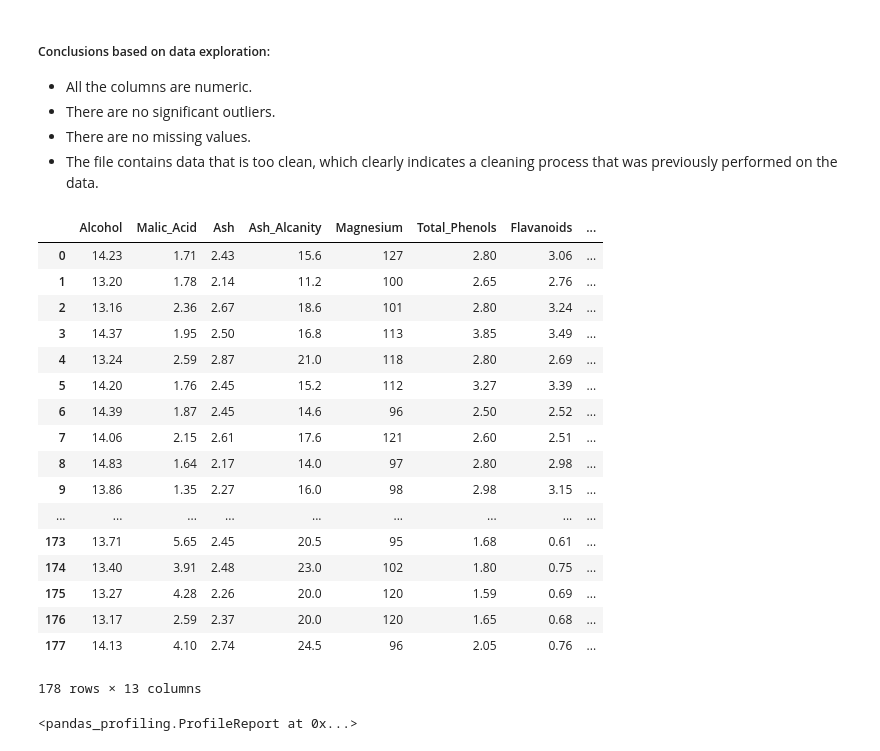
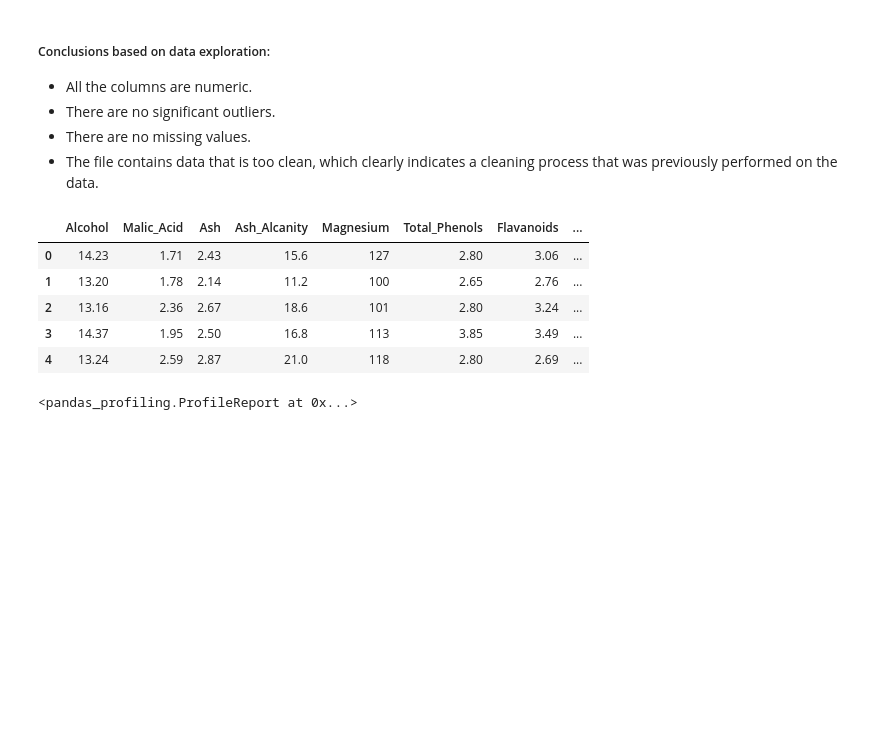
Before and after one commit to MiaDor12/Clustering_and_Dimension_Reduction-Wines, a Jupyter notebook: Clustering and Dimension Reduction - Wines.ipynb, the cells around one changed output. Saved outputs shown, nothing was run; the diff lists cells and outputs as text; code cells hidden in the pictures; blank space fills up the shorter version.

```diff
--- a/Clustering and Dimension Reduction - Wines.ipynb
+++ b/Clustering and Dimension Reduction - Wines.ipynb
@@ -72,26 +72,14 @@ df = pd.read_csv(trainFileName)
 X = df.drop(CLASS_LABEL, axis=1)
 true_labels = df[CLASS_LABEL]
 # %%
-X
+X.head()
 # %% [output]
 |  | Alcohol | Malic_Acid | Ash | Ash_Alcanity | Magnesium | Total_Phenols | Flavanoids | ... |
 | 0 | 14.23 | 1.71 | 2.43 | 15.6 | 127 | 2.80 | 3.06 | ... |
 | 1 | 13.20 | 1.78 | 2.14 | 11.2 | 100 | 2.65 | 2.76 | ... |
 | 2 | 13.16 | 2.36 | 2.67 | 18.6 | 101 | 2.80 | 3.24 | ... |
 | 3 | 14.37 | 1.95 | 2.50 | 16.8 | 113 | 3.85 | 3.49 | ... |
 | 4 | 13.24 | 2.59 | 2.87 | 21.0 | 118 | 2.80 | 2.69 | ... |
-| 5 | 14.20 | 1.76 | 2.45 | 15.2 | 112 | 3.27 | 3.39 | ... |
-| 6 | 14.39 | 1.87 | 2.45 | 14.6 | 96 | 2.50 | 2.52 | ... |
-| 7 | 14.06 | 2.15 | 2.61 | 17.6 | 121 | 2.60 | 2.51 | ... |
-| 8 | 14.83 | 1.64 | 2.17 | 14.0 | 97 | 2.80 | 2.98 | ... |
-| 9 | 13.86 | 1.35 | 2.27 | 16.0 | 98 | 2.98 | 3.15 | ... |
-| ... | ... | ... | ... | ... | ... | ... | ... | ... |
-| 173 | 13.71 | 5.65 | 2.45 | 20.5 | 95 | 1.68 | 0.61 | ... |
-| 174 | 13.40 | 3.91 | 2.48 | 23.0 | 102 | 1.80 | 0.75 | ... |
-| 175 | 13.27 | 4.28 | 2.26 | 20.0 | 120 | 1.59 | 0.69 | ... |
-| 176 | 13.17 | 2.59 | 2.37 | 20.0 | 120 | 1.65 | 0.68 | ... |
-| 177 | 14.13 | 4.10 | 2.74 | 24.5 | 96 | 2.05 | 0.76 | ... |
-178 rows × 13 columns
 # %%
 pandas_profiling.ProfileReport(X)
 # %% [output]
```
Also changed, not shown: parts of 1 cell of this notebook.
